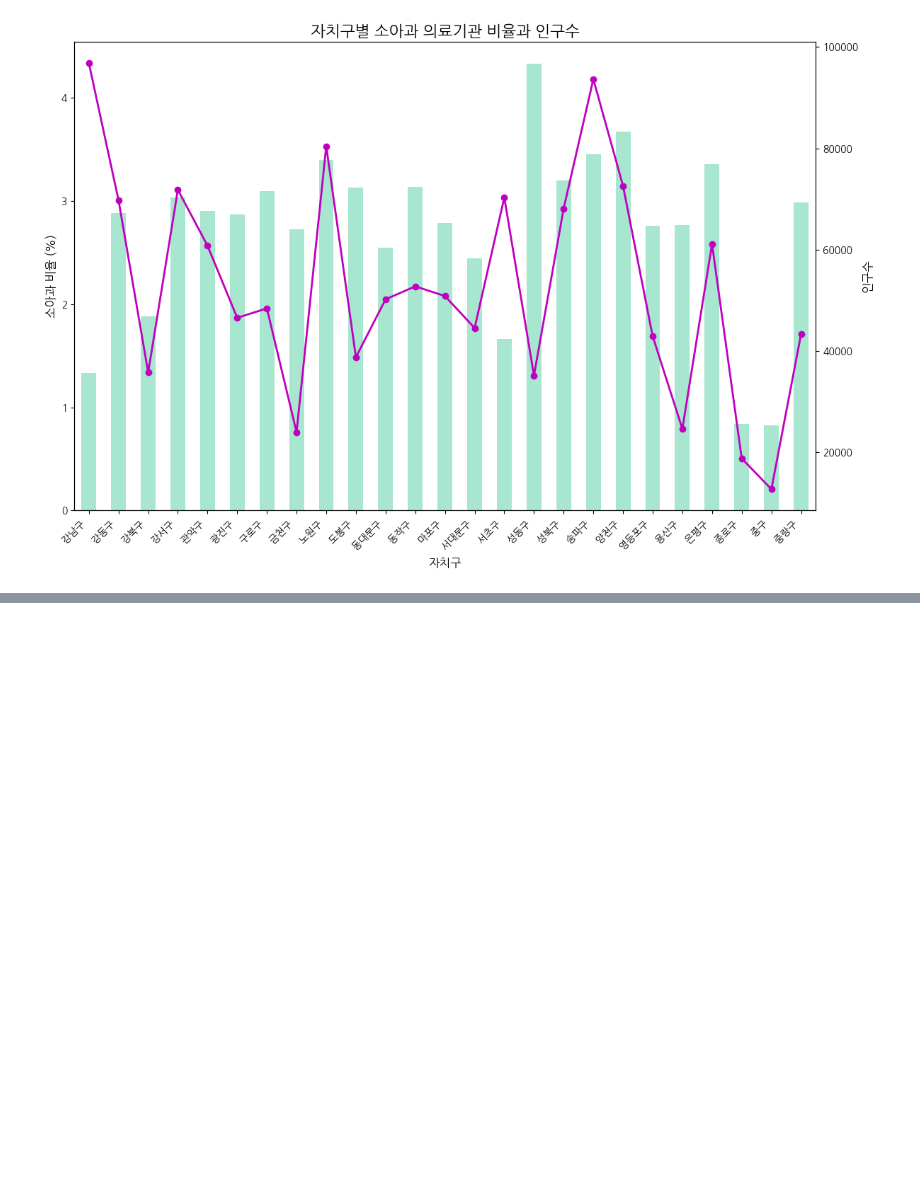
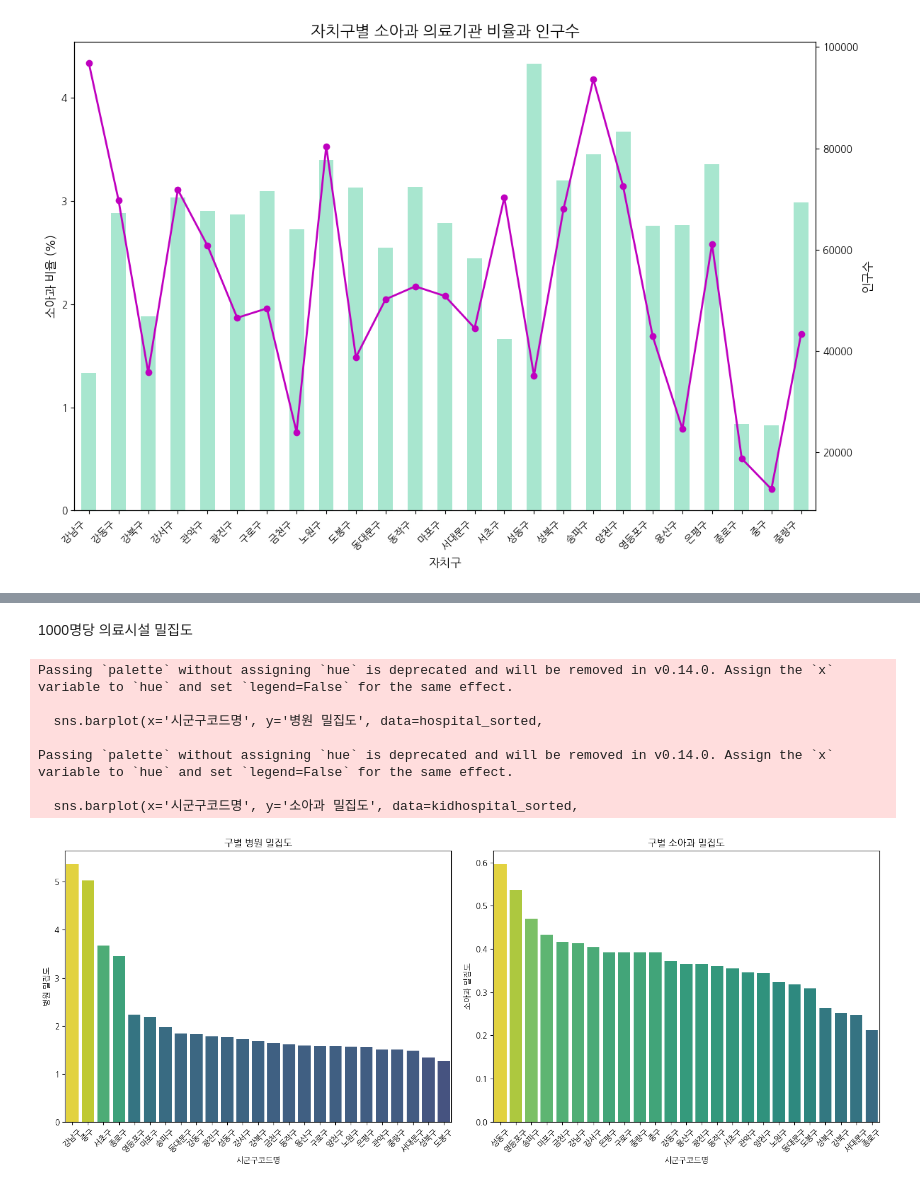
Before and after one commit to addinedu-ros-9th/eda-repo-2, a Jupyter notebook: data_analysis/Gu_facility.ipynb, the cells around one changed output, grey strips where cells are left out. Drawn from its saved outputs; the diff is of its cells as text; code cells hidden in the pictures; blank space fills up the shorter version.

```diff
--- a/data_analysis/Gu_facility.ipynb
+++ b/data_analysis/Gu_facility.ipynb
@@ -254,7 +255,8 @@ Try using .loc[row_indexer,col_indexer] = value instead
 See the caveats in the documentation: https://pandas.pydata.org/pandas-docs/stable/user_guide/indexing.html#returning-a-view-versus-a-copy
   kidpopulDF['행정구'] = kidpopulDF['행정구'].str.replace('서울특별시', '', regex=False)
 # %%
-kidpopulDF[['청소년인구', '청소년남자수','청소년여자수']] = kidpopulDF[['청소년인구', '청소년남자수','청소년여자수']].replace({',': ''}, regex=True).astype(int)
+#인구수 스트링에서 int로
+kidpopulDF[['자치구총인구','청소년인구', '청소년남자수','청소년여자수']] = kidpopulDF[['자치구총인구','청소년인구', '청소년남자수','청소년여자수']].replace({',': ''}, regex=True).astype(int)
 # %% [output]
 A value is trying to be set on a copy of a slice from a DataFrame.
 Try using .loc[row_indexer,col_indexer] = value instead
@@ -394,0 +402,3 @@ plt.show()
+# %%
+hospitalnum_per_guDF = gu_counts.reset_index(name="구별 총병원수")
+print(hospitalnum_per_guDF)
@@ -394,0 +423,3 @@ plt.show()
+# %%
+kidhospitalnum_per_gu= gukid_counts.reset_index(name="구별 소아과수")
+print(kidhospitalnum_per_gu)
@@ -394,0 +444,8 @@ plt.show()
+# %%
+analysisDF = pd.concat([
+    hospitalnum_per_guDF[['시군구코드명','구별 총병원수']],
+    kidhospitalnum_per_gu[['구별 소아과수']],
+    total_kidpop_pergu[['자치구총인구','청소년인구']].reset_index(drop=True)
+
+], axis=1, ignore_index=False
+)
@@ -394,0 +491,49 @@ plt.show()
+# %% [markdown]
+1000명당 의료시설 밀집도
+# %%
+import matplotlib.cm as cm
+# 밀집도추가
+analysisDF['병원 밀집도'] = analysisDF['구별 총병원수'] / analysisDF['자치구총인구']*1000
+analysisDF['소아과 밀집도'] = analysisDF['구별 소아과수'] / analysisDF['청소년인구']*1000
+
+# 병원 밀집도와 소아과 밀집도에 대한 순위 계산 (1이 최고)
+analysisDF['병원 순위'] = analysisDF['병원 밀집도'].rank(ascending=True)
+analysisDF['소아과 순위'] = analysisDF['소아과 밀집도'].rank(ascending=True)
+
+
+plt.figure(figsize=(15, 6))
+
+# 병원 밀집도 내림차순으로 정렬
+hospital_sorted = analysisDF.sort_values(by='병원 밀집도', ascending=False)
+
+# 소아과 밀집도 내림차순으로 정렬
+kidhospital_sorted = analysisDF.sort_values(by='소아과 밀집도', ascending=False)
+
+# 병원 밀집도
+plt.subplot(1, 2, 1)
+sns.barplot(x='시군구코드명', y='병원 밀집도', data=hospital_sorted,
+            palette=cm.viridis(hospital_sorted['병원 밀집도'] / hospital_sorted['병원 밀집도'].max()))
+
+plt.xticks(rotation=45)
+plt.title('구별 병원 밀집도')
+
+# 소아과 밀집도
+plt.subplot(1, 2, 2)
+sns.barplot(x='시군구코드명', y='소아과 밀집도', data=kidhospital_sorted,
+            palette=cm.viridis(kidhospital_sorted['소아과 밀집도'] / kidhospital_sorted['소아과 밀집도'].max()))
+plt.xticks(rotation=45)
+plt.title('구별 소아과 밀집도')
+
+
+# 그래프 레이아웃 조정
+plt.tight_layout()
+plt.show()
+# %% [output]
+Passing `palette` without assigning `hue` is deprecated and will be removed in v0.14.0. Assign the `x` variable to `hue` and set `legend=False` for the same effect.
+
+  sns.barplot(x='시군구코드명', y='병원 밀집도', data=hospital_sorted,
+
+Passing `palette` without assigning `hue` is deprecated and will be removed in v0.14.0. Assign the `x` variable to `hue` and set `legend=False` for the same effect.
+
+  sns.barplot(x='시군구코드명', y='소아과 밀집도', data=kidhospital_sorted,
+[figure, added]
```
Also changed, not shown: parts of 27 cells of this notebook, 1 other file.
